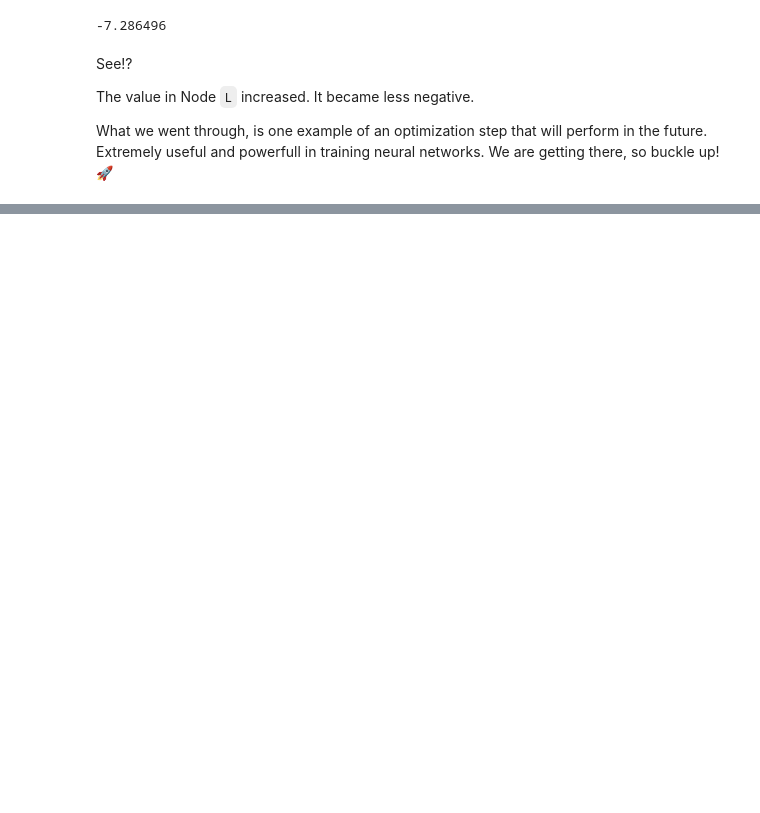
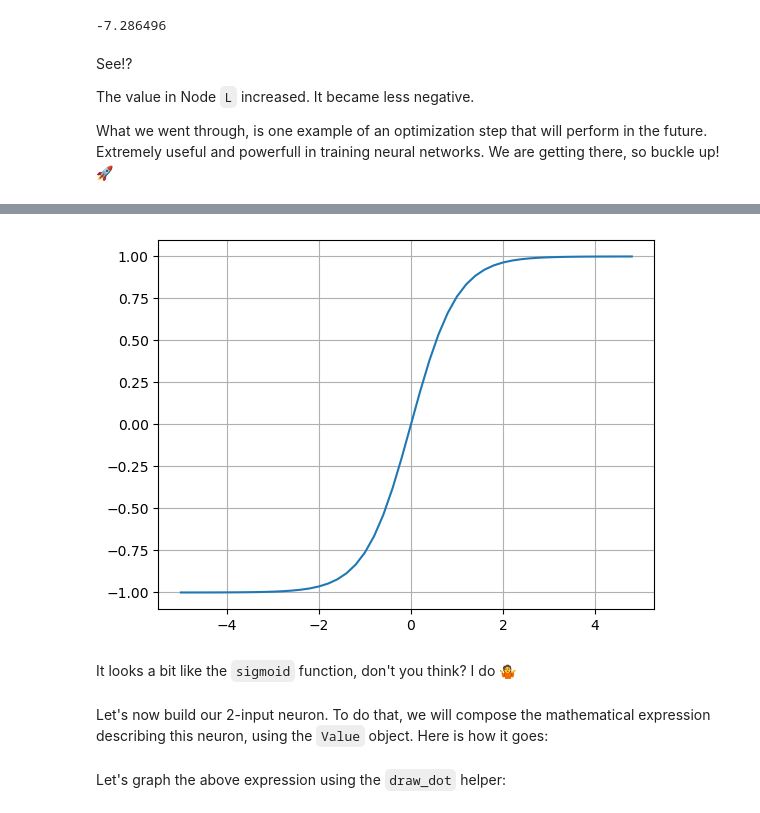
Before and after one commit to kassi-bertrand/machine-learning-notes, a Jupyter notebook: 04-Baby Steps with PyTorch/micrograd.ipynb, the cells around one changed output, grey strips where cells are left out. Cells and saved outputs as stored; diff of their text form; code cells hidden in the pictures; blank space fills up the shorter version.

```diff
--- a/04-Baby Steps with PyTorch/micrograd.ipynb
+++ b/04-Baby Steps with PyTorch/micrograd.ipynb
@@ -391,0 +404,11 @@ We will build a 2-inputs neuron. Essentially, we'll try to build a neuron like t
+# %%
+#Numpy provides a definition for "tanh"
+import numpy as np
+plt.plot(np.arange(-5 ,5, 0.2), np.tanh(np.arange(-5, 5, 0.2)))
+plt.grid()
+# %% [output]
+[figure, added]
+# %% [markdown]
+It looks a bit like the `sigmoid` function, don't you think? I do 🤷
+# %% [markdown]
+Let's now build our 2-input neuron. To do that, we will compose the mathematical expression describing this neuron, using the `Value` object. Here is how it goes:
@@ -391,0 +434,2 @@ We will build a 2-inputs neuron. Essentially, we'll try to build a neuron like t
+# %% [markdown]
+Let's graph the above expression using the `draw_dot` helper:
```
Also changed, not shown: parts of 4 cells of this notebook.
